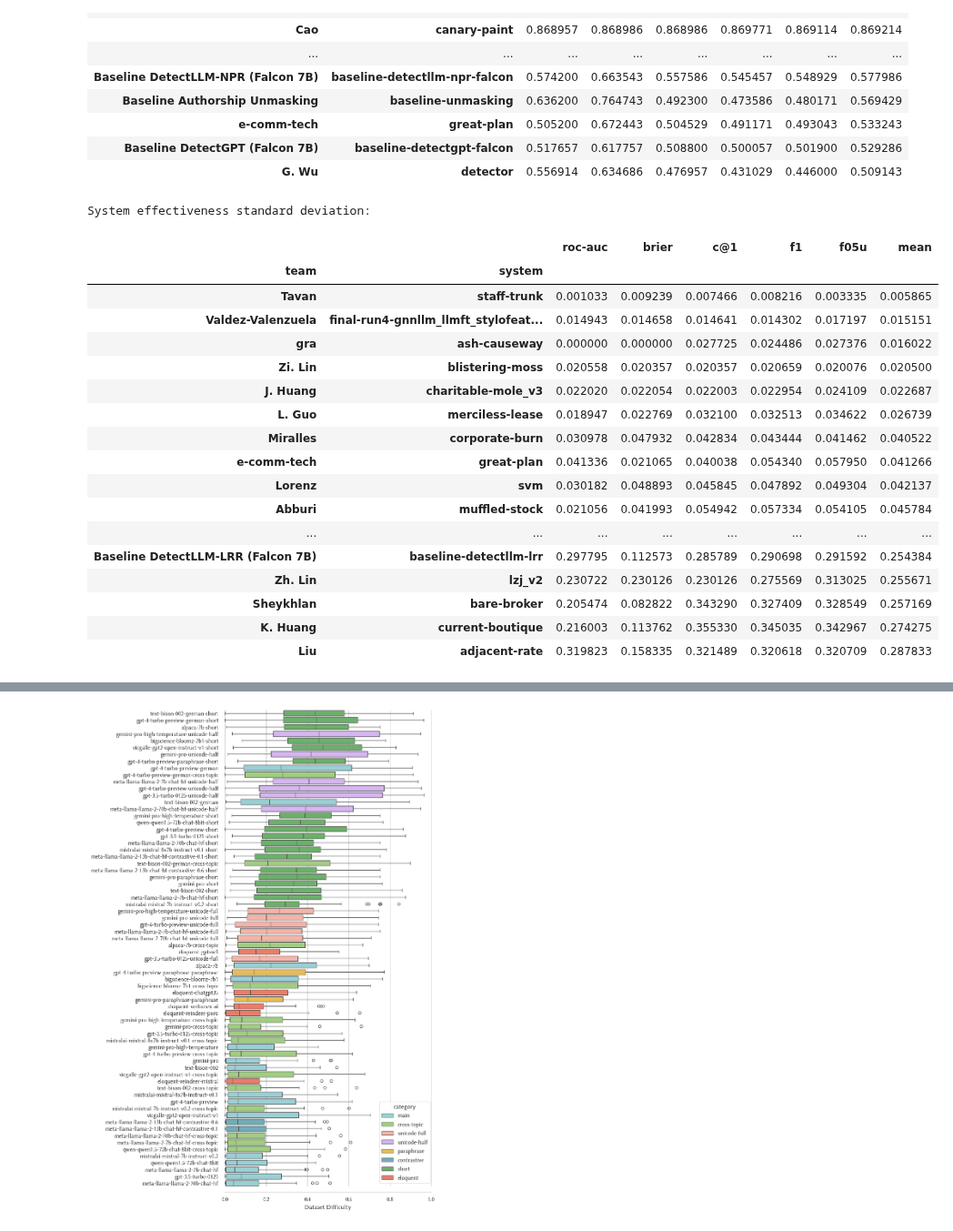
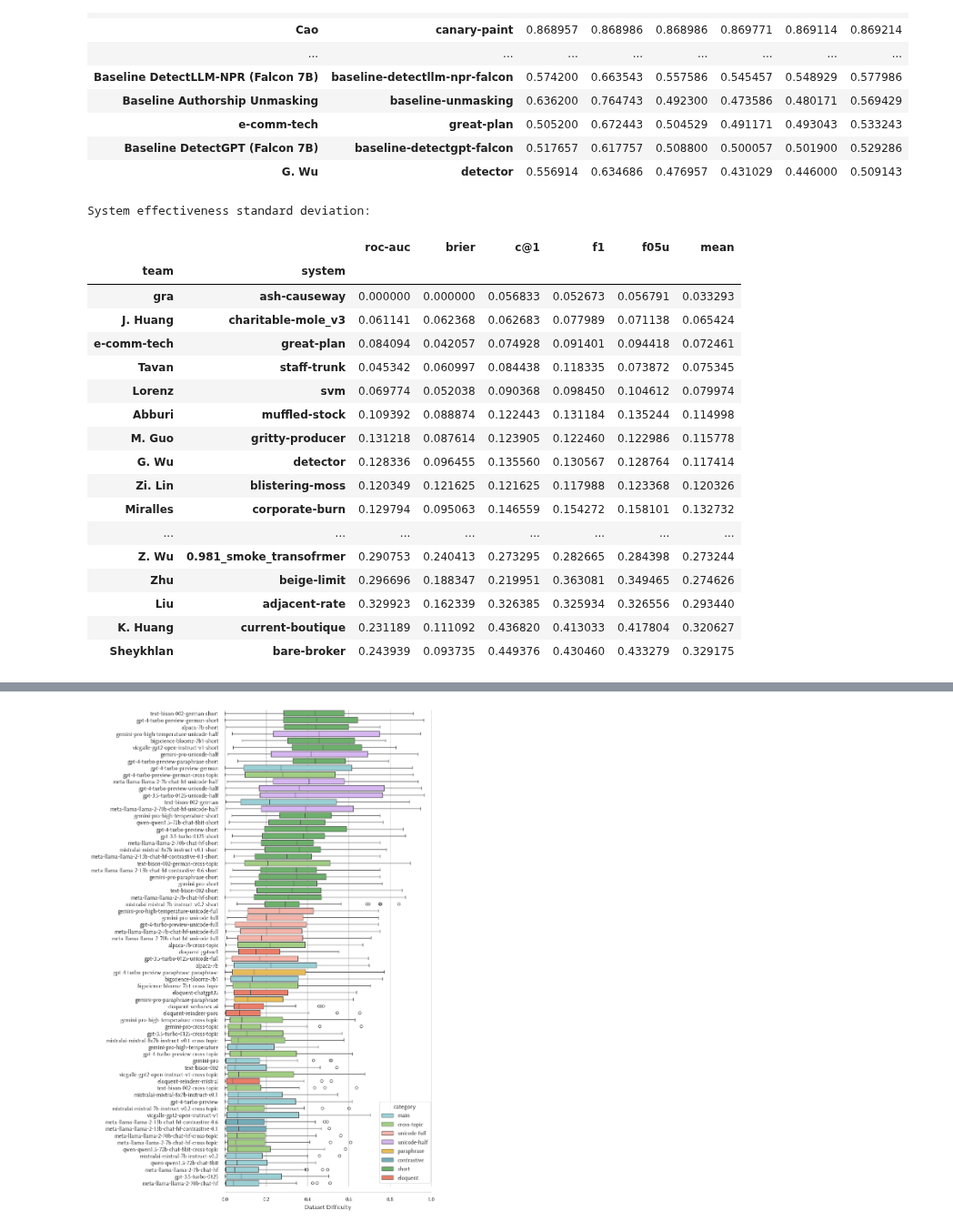
Before and after one commit to pan-webis-de/pan24-generative-ai-authorship-verification, a Jupyter notebook: pan24_task_eval/pan24-generative-authorship-evaluation.ipynb, the cells around one changed output, grey strips where cells are left out. Shown at 91% size. Drawn from its saved outputs; the diff is of its cells as text; code cells hidden in the pictures.

```diff
--- a/pan24_task_eval/pan24-generative-authorship-evaluation.ipynb
+++ b/pan24_task_eval/pan24-generative-authorship-evaluation.ipynb
@@ -394,29 +394,29 @@ System effectiveness (uncorrected):
 | Baseline DetectGPT (Falcon 7B) | baseline-detectgpt-falcon | 0.517657 | 0.617757 | 0.508800 | 0.500057 | 0.501900 | 0.529286 |
 | G. Wu | detector | 0.556914 | 0.634686 | 0.476957 | 0.431029 | 0.446000 | 0.509143 |
 # %%
-df_system_std = df.query('category == "main"').groupby(['team', 'system']).std().sort_values('mean')
+df_system_std = df.groupby(['team', 'system']).std().sort_values('mean')
 print('System effectiveness standard deviation:')
 df_system_std
 # %% [output]
 System effectiveness standard deviation:
 |  |  | roc-auc | brier | c@1 | f1 | f05u | mean |
 | team | system |  |  |  |  |  |  |
-| Tavan | staff-trunk | 0.001033 | 0.009239 | 0.007466 | 0.008216 | 0.003335 | 0.005865 |
-| Valdez-Valenzuela | final-run4-gnnllm_llmft_stylofeat... | 0.014943 | 0.014658 | 0.014641 | 0.014302 | 0.017197 | 0.015151 |
-| gra | ash-causeway | 0.000000 | 0.000000 | 0.027725 | 0.024486 | 0.027376 | 0.016022 |
-| Zi. Lin | blistering-moss | 0.020558 | 0.020357 | 0.020357 | 0.020659 | 0.020076 | 0.020500 |
-| J. Huang | charitable-mole_v3 | 0.022020 | 0.022054 | 0.022003 | 0.022954 | 0.024109 | 0.022687 |
-| L. Guo | merciless-lease | 0.018947 | 0.022769 | 0.032100 | 0.032513 | 0.034622 | 0.026739 |
-| Miralles | corporate-burn | 0.030978 | 0.047932 | 0.042834 | 0.043444 | 0.041462 | 0.040522 |
-| e-comm-tech | great-plan | 0.041336 | 0.021065 | 0.040038 | 0.054340 | 0.057950 | 0.041266 |
-| Lorenz | svm | 0.030182 | 0.048893 | 0.045845 | 0.047892 | 0.049304 | 0.042137 |
-| Abburi | muffled-stock | 0.021056 | 0.041993 | 0.054942 | 0.057334 | 0.054105 | 0.045784 |
+| gra | ash-causeway | 0.000000 | 0.000000 | 0.056833 | 0.052673 | 0.056791 | 0.033293 |
+| J. Huang | charitable-mole_v3 | 0.061141 | 0.062368 | 0.062683 | 0.077989 | 0.071138 | 0.065424 |
+| e-comm-tech | great-plan | 0.084094 | 0.042057 | 0.074928 | 0.091401 | 0.094418 | 0.072461 |
+| Tavan | staff-trunk | 0.045342 | 0.060997 | 0.084438 | 0.118335 | 0.073872 | 0.075345 |
+| Lorenz | svm | 0.069774 | 0.052038 | 0.090368 | 0.098450 | 0.104612 | 0.079974 |
+| Abburi | muffled-stock | 0.109392 | 0.088874 | 0.122443 | 0.131184 | 0.135244 | 0.114998 |
+| M. Guo | gritty-producer | 0.131218 | 0.087614 | 0.123905 | 0.122460 | 0.122986 | 0.115778 |
+| G. Wu | detector | 0.128336 | 0.096455 | 0.135560 | 0.130567 | 0.128764 | 0.117414 |
+| Zi. Lin | blistering-moss | 0.120349 | 0.121625 | 0.121625 | 0.117988 | 0.123368 | 0.120326 |
+| Miralles | corporate-burn | 0.129794 | 0.095063 | 0.146559 | 0.154272 | 0.158101 | 0.132732 |
 | ... | ... | ... | ... | ... | ... | ... | ... |
-| Baseline DetectLLM-LRR (Falcon 7B) | baseline-detectllm-lrr | 0.297795 | 0.112573 | 0.285789 | 0.290698 | 0.291592 | 0.254384 |
-| Zh. Lin | lzj_v2 | 0.230722 | 0.230126 | 0.230126 | 0.275569 | 0.313025 | 0.255671 |
-| Sheykhlan | bare-broker | 0.205474 | 0.082822 | 0.343290 | 0.327409 | 0.328549 | 0.257169 |
-| K. Huang | current-boutique | 0.216003 | 0.113762 | 0.355330 | 0.345035 | 0.342967 | 0.274275 |
-| Liu | adjacent-rate | 0.319823 | 0.158335 | 0.321489 | 0.320618 | 0.320709 | 0.287833 |
+| Z. Wu | 0.981_smoke_transofrmer | 0.290753 | 0.240413 | 0.273295 | 0.282665 | 0.284398 | 0.273244 |
+| Zhu | beige-limit | 0.296696 | 0.188347 | 0.219951 | 0.363081 | 0.349465 | 0.274626 |
+| Liu | adjacent-rate | 0.329923 | 0.162339 | 0.326385 | 0.325934 | 0.326556 | 0.293440 |
+| K. Huang | current-boutique | 0.231189 | 0.111092 | 0.436820 | 0.413033 | 0.417804 | 0.320627 |
+| Sheykhlan | bare-broker | 0.243939 | 0.093735 | 0.449376 | 0.430460 | 0.433279 | 0.329175 |
 # %%
 df_system_mean_adjusted = (df_system_mean - 0.5 * df_system_std).clip(0)
 df_system_mean_adjusted = df_system_mean_adjusted.sort_values('mean', ascending=False)
```
Also changed, not shown: parts of 8 cells of this notebook.
